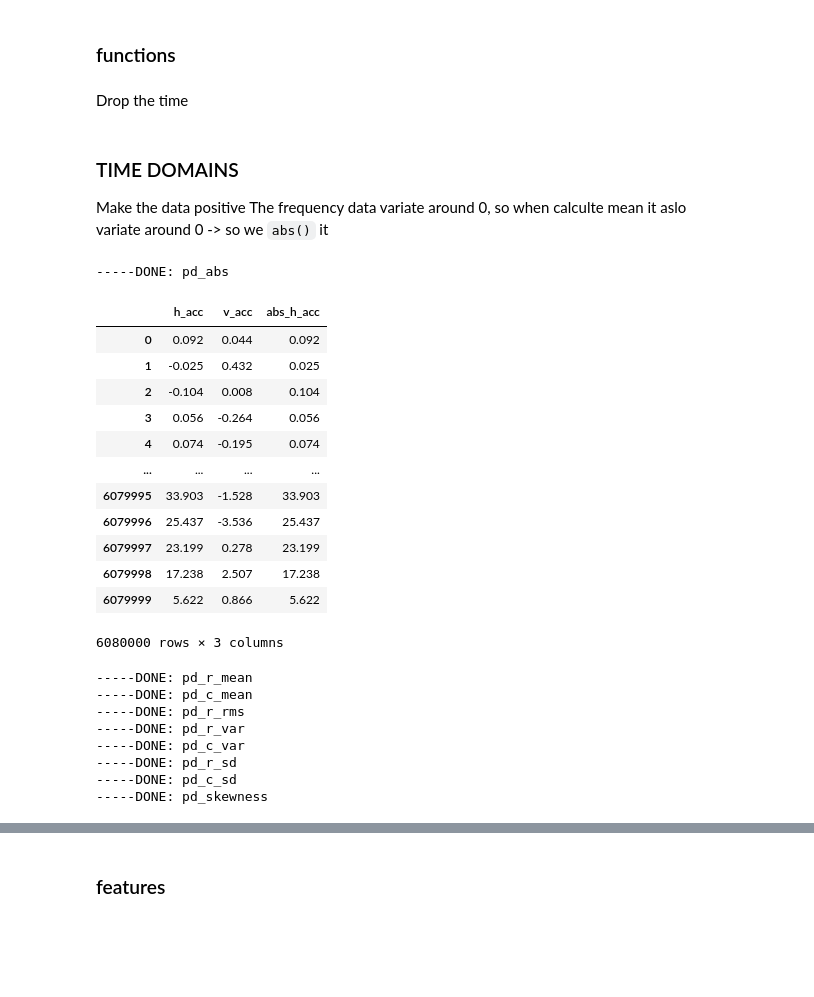
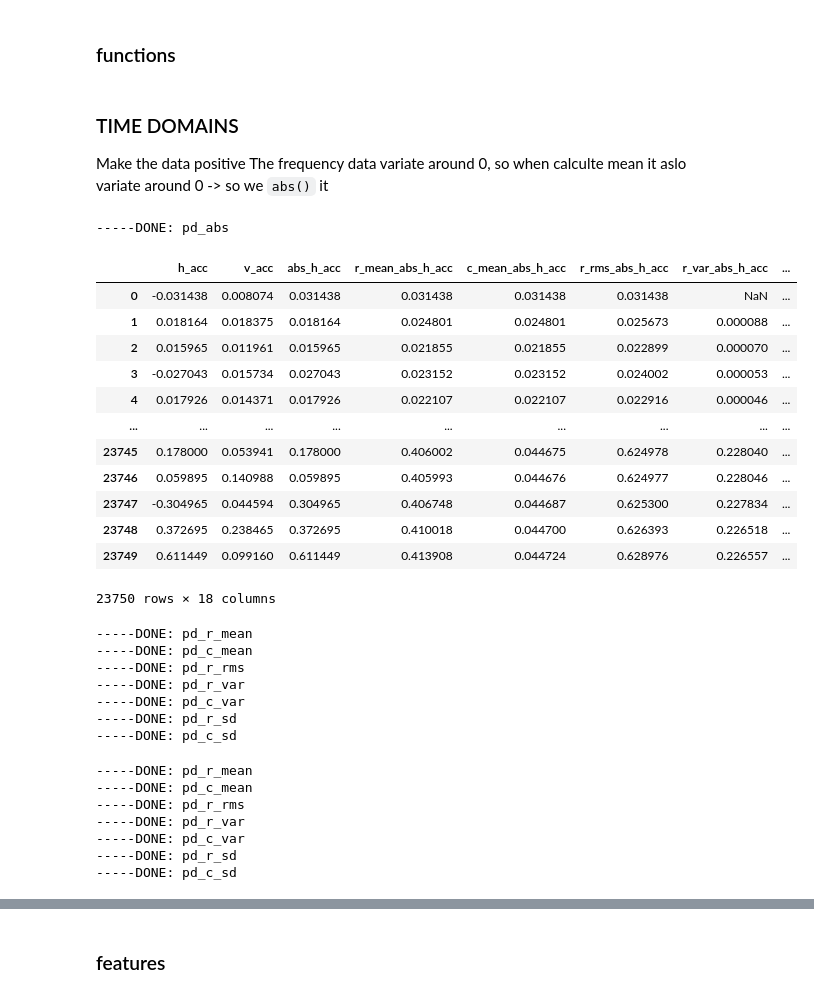
Before and after one commit to TamaVux/PdM, a Jupyter notebook: Pronostia/Pronostia.ipynb, the cells around one changed output, grey strips where cells are left out. Drawn from its saved outputs; the diff is of its cells as text; code cells hidden in the pictures; blank space fills up the shorter version.

```diff
--- a/Pronostia/Pronostia.ipynb
+++ b/Pronostia/Pronostia.ipynb
@@ -201,5 +215,5 @@ def mine_down_sampling(df,bin_size = 256, aggregation = 'mean'):
 
   return downsampled_df
 
-df_down = mine_down_sampling(df_bear13)
+df_down13 = mine_down_sampling(df_bear13)
 # %%
@@ -403,2 +419,0 @@ class mine_time_domain:
-# %% [markdown]
-Drop the time
@@ -410,26 +422,36 @@ df_bear13.columns
 Make the data positive
 The frequency data variate around 0, so when calculte mean it aslo variate around 0 -> so we `abs()` it
 # %%
-time_domain = mine_time_domain()
+time_domain = mine_time_domain(df_down13)
 # %%
-time_domain.pd_abs(df = df_bear13, col = 'h_acc')
+time_domain.pd_abs(col = 'h_acc')
 # %% [output]
 -----DONE: pd_abs
-|  | h_acc | v_acc | abs_h_acc |
-| 0 | 0.092 | 0.044 | 0.092 |
-| 1 | -0.025 | 0.432 | 0.025 |
-| 2 | -0.104 | 0.008 | 0.104 |
-| 3 | 0.056 | -0.264 | 0.056 |
-| 4 | 0.074 | -0.195 | 0.074 |
-| ... | ... | ... | ... |
-| 6079995 | 33.903 | -1.528 | 33.903 |
-| 6079996 | 25.437 | -3.536 | 25.437 |
-| 6079997 | 23.199 | 0.278 | 23.199 |
-| 6079998 | 17.238 | 2.507 | 17.238 |
-| 6079999 | 5.622 | 0.866 | 5.622 |
+|  | h_acc | v_acc | abs_h_acc | r_mean_abs_h_acc | c_mean_abs_h_acc | r_rms_abs_h_acc | r_var_abs_h_acc | ... |
+| 0 | -0.031438 | 0.008074 | 0.031438 | 0.031438 | 0.031438 | 0.031438 | NaN | ... |
+| 1 | 0.018164 | 0.018375 | 0.018164 | 0.024801 | 0.024801 | 0.025673 | 0.000088 | ... |
+| 2 | 0.015965 | 0.011961 | 0.015965 | 0.021855 | 0.021855 | 0.022899 | 0.000070 | ... |
+| 3 | -0.027043 | 0.015734 | 0.027043 | 0.023152 | 0.023152 | 0.024002 | 0.000053 | ... |
+| 4 | 0.017926 | 0.014371 | 0.017926 | 0.022107 | 0.022107 | 0.022916 | 0.000046 | ... |
+| ... | ... | ... | ... | ... | ... | ... | ... | ... |
+| 23745 | 0.178000 | 0.053941 | 0.178000 | 0.406002 | 0.044675 | 0.624978 | 0.228040 | ... |
+| 23746 | 0.059895 | 0.140988 | 0.059895 | 0.405993 | 0.044676 | 0.624977 | 0.228046 | ... |
+| 23747 | -0.304965 | 0.044594 | 0.304965 | 0.406748 | 0.044687 | 0.625300 | 0.227834 | ... |
+| 23748 | 0.372695 | 0.238465 | 0.372695 | 0.410018 | 0.044700 | 0.626393 | 0.226518 | ... |
+| 23749 | 0.611449 | 0.099160 | 0.611449 | 0.413908 | 0.044724 | 0.628976 | 0.226557 | ... |
-6080000 rows × 3 columns
+23750 rows × 18 columns
+# %%
+time_domain.pd_allfeature(col = 'abs_h_acc',window = 100,plot_all = False)
+# %% [output]
+-----DONE: pd_r_mean
+-----DONE: pd_c_mean
+-----DONE: pd_r_rms
+-----DONE: pd_r_var
+-----DONE: pd_c_var
+-----DONE: pd_r_sd
+-----DONE: pd_c_sd
 # %%
-time_domain.pd_allfeature(df = df_bear13, col = 'v_acc',window = 100,plot_all = False)
+time_domain.pd_allfeature(col = 'v_acc',window = 100,plot_all = False)
 # %% [output]
 -----DONE: pd_r_mean
 -----DONE: pd_c_mean
@@ -438,5 +460,4 @@ time_domain.pd_allfeature(df = df_bear13, col = 'v_acc',window = 100,plot_all =
 -----DONE: pd_c_var
 -----DONE: pd_r_sd
 -----DONE: pd_c_sd
------DONE: pd_skewness
 # %%
```
Also changed, not shown: parts of 18 cells of this notebook.
